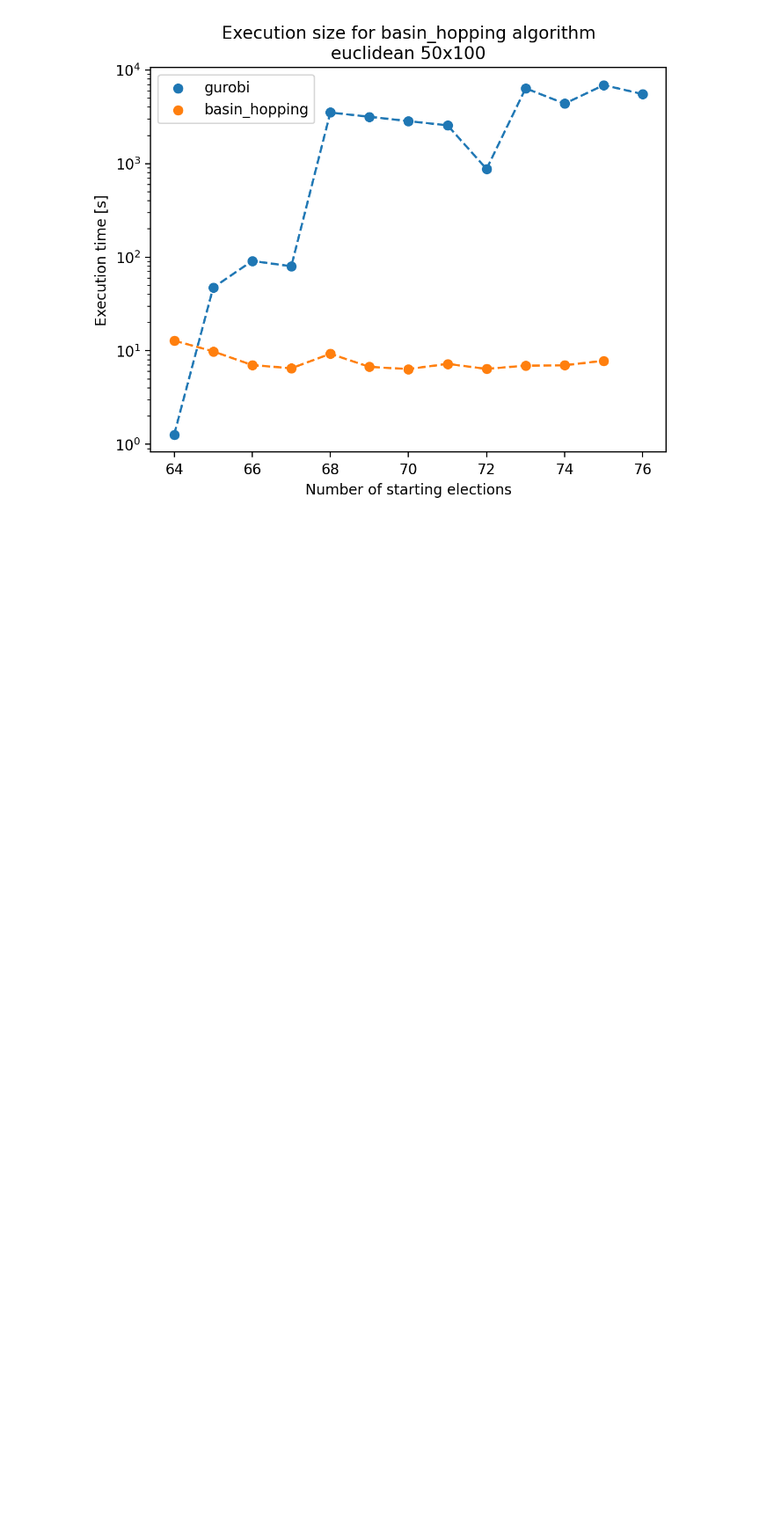
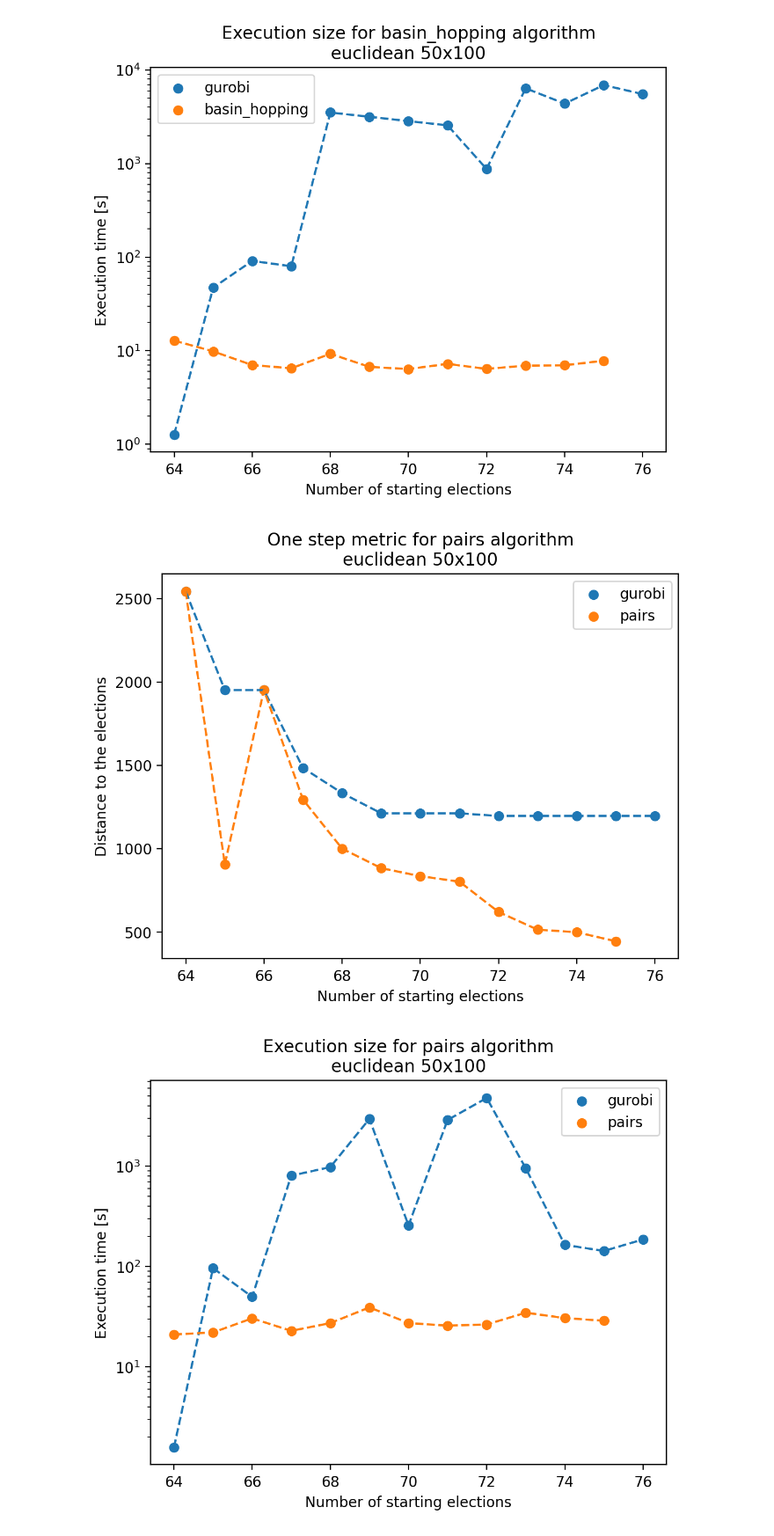
Before and after one commit to Janix4000/holes-in-elections, a Jupyter notebook: approval_l1/comparison_one_step.ipynb, the cells around one changed output. Shown at 88% size. Drawn from its saved outputs; the diff is of its cells as text; code cells hidden in the pictures; blank space fills up the shorter version.

Commit message:
Add new plots

```diff
--- a/approval_l1/comparison_one_step.ipynb
+++ b/approval_l1/comparison_one_step.ipynb
@@ -97,3 +98,18 @@ plot_metric(report, reference_report, algorithm, family_id, num_candidates, num_
 # %% [output]
 [figure]
 [figure]
+# %%
+num_candidates = 50
+num_voters = 100
+family_id = 'euclidean'
+solver_id = 'gurobi'
+
+algorithm = 'pairs'
+
+report = pd.read_csv(f'results/{num_candidates}x{num_voters}/{family_id}/one_step_metric/{algorithm}/report.csv')
+reference_report = pd.read_csv(f'results/{num_candidates}x{num_voters}/{family_id}/one_step_metric/{algorithm}/reference-report.csv')
+
+plot_metric(report, reference_report, algorithm, family_id, num_candidates, num_voters)
+# %% [output]
+[figure, added]
+[figure, added]
```
Also changed, not shown: parts of 5 cells of this notebook.
